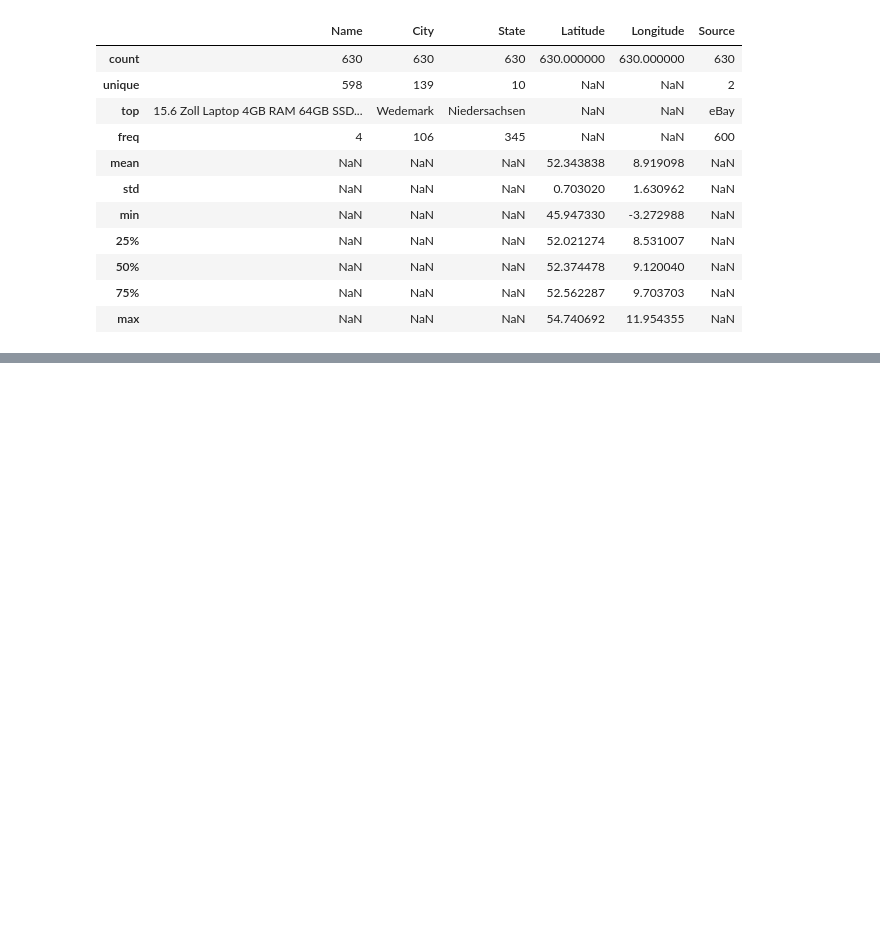
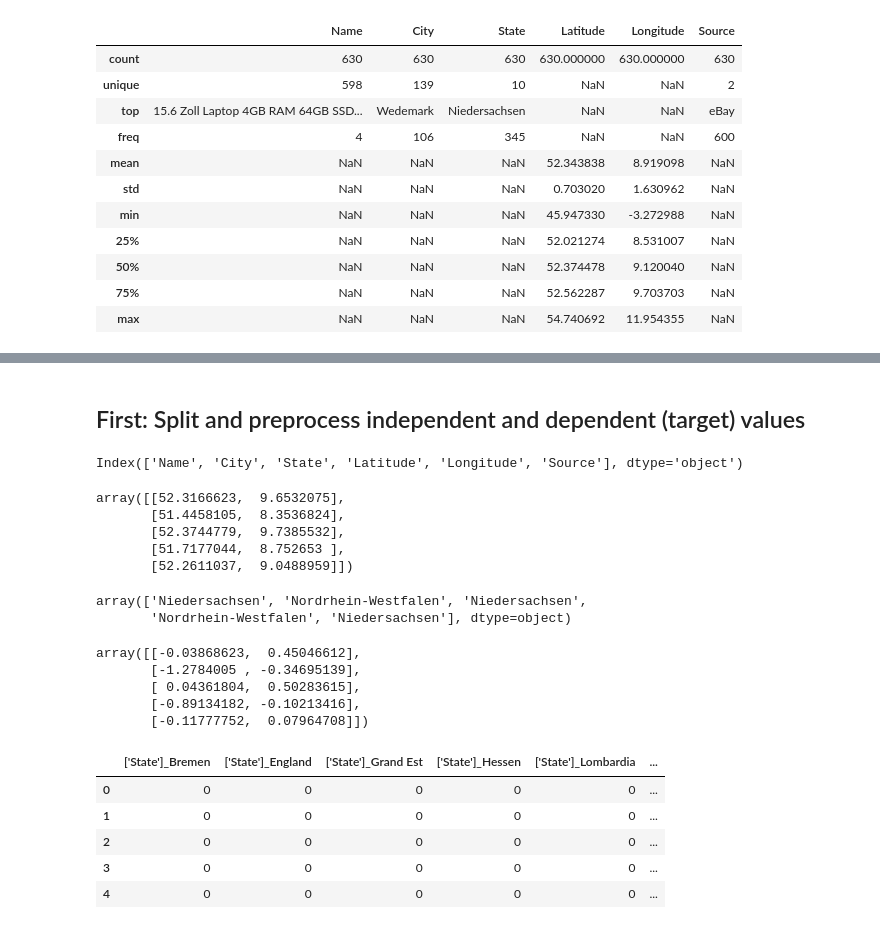
Before and after one commit to lukasweidich/Coursera_Capstone, a Jupyter notebook: Week 4-5/code.ipynb, the cells around one changed output, grey strips where cells are left out. Cells and saved outputs as stored; diff of their text form; code cells hidden in the pictures; blank space fills up the shorter version.

```diff
--- a/Week 4-5/code.ipynb
+++ b/Week 4-5/code.ipynb
@@ -330,0 +331,42 @@ minden_map
+# %% [markdown]
+## First: Split and preprocess independent and dependent (target) values
+# %%
+combined_data.columns
+# %% [output]
+Index(['Name', 'City', 'State', 'Latitude', 'Longitude', 'Source'], dtype='object')
+# %%
+X = combined_data[['Latitude', 'Longitude']].values.astype(float)
+X[0:5]
+# %% [output]
+array([[52.3166623,  9.6532075],
+       [51.4458105,  8.3536824],
+       [52.3744779,  9.7385532],
+       [51.7177044,  8.752653 ],
+       [52.2611037,  9.0488959]])
+# %%
+y = combined_data['State'].values
+y[0:5]
+# %% [output]
+array(['Niedersachsen', 'Nordrhein-Westfalen', 'Niedersachsen',
+       'Nordrhein-Westfalen', 'Niedersachsen'], dtype=object)
+# %%
+from sklearn import preprocessing
+X = preprocessing.StandardScaler().fit(X).transform(X.astype(float))
+X[0:5]
+# %% [output]
+array([[-0.03868623,  0.45046612],
+       [-1.2784005 , -0.34695139],
+       [ 0.04361804,  0.50283615],
+       [-0.89134182, -0.10213416],
+       [-0.11777752,  0.07964708]])
+# %%
+# one hot encode state
+y = pd.get_dummies(y,prefix=['State'], columns = ['State'], drop_first=True)
+y[0:5]
+# %% [output]
+|  | ['State']_Bremen | ['State']_England | ['State']_Grand Est | ['State']_Hessen | ['State']_Lombardia | ... |
+| 0 | 0 | 0 | 0 | 0 | 0 | ... |
+| 1 | 0 | 0 | 0 | 0 | 0 | ... |
+| 2 | 0 | 0 | 0 | 0 | 0 | ... |
+| 3 | 0 | 0 | 0 | 0 | 0 | ... |
+| 4 | 0 | 0 | 0 | 0 | 0 | ... |
```
Also changed, not shown: parts of 10 cells of this notebook, 19 other files.
